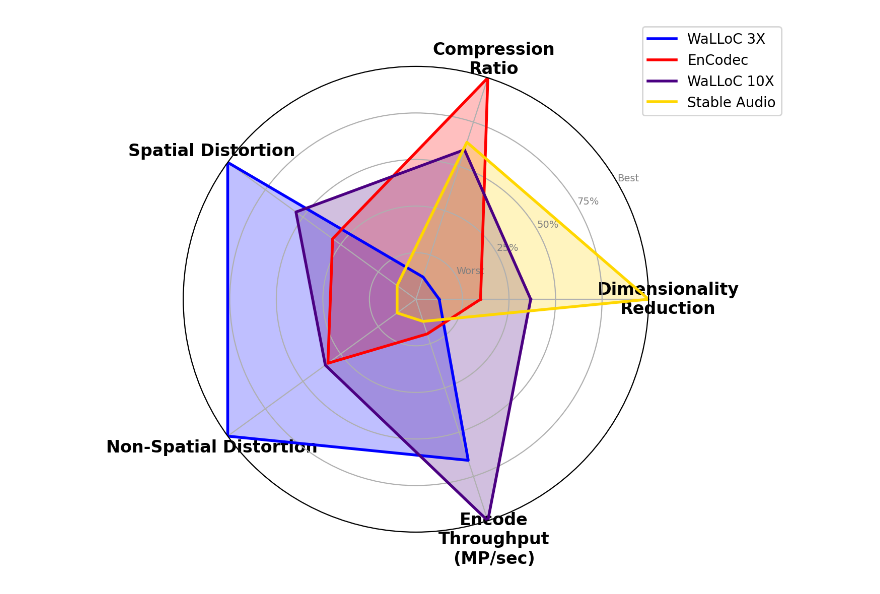
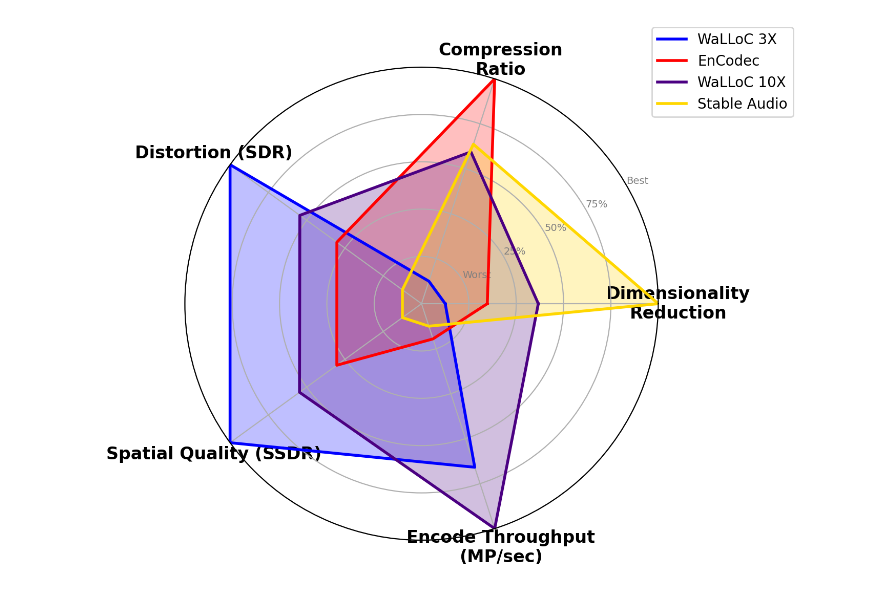
Before and after one commit to danjacobellis/LCCL, a Jupyter notebook: RD/radar_audio.ipynb, the cells around one changed output. Drawn from its saved outputs; the diff is of its cells as text; code cells hidden in the pictures.

```diff
--- a/RD/radar_audio.ipynb
+++ b/RD/radar_audio.ipynb
@@ -22,7 +22,7 @@ df = pd.DataFrame(data)
 df['Total_SDR'] = 10 * np.log10(10 ** (df['SSDR'] / 10) + 10 ** (df['SRDR'] / 10)) - 10 * np.log10(2)
 
 # Metrics to include
-metrics = ['DR', 'CR', 'SSDR', 'SRDR', 'Enc',]
+metrics = ['DR', 'CR', 'Total_SDR', 'SSDR', 'Enc',]
 
 # Normalize data
 normalized_data = {}
@@ -50,9 +50,9 @@ angles += angles[:1]
 metric_labels = [
     'Dimensionality\nReduction',
     'Compression\nRatio',
-    'Spatial Distortion',
-    'Non-Spatial Distortion',
-    'Encode\nThroughput\n(MP/sec)',
+    'Distortion (SDR)',
+    'Spatial Quality (SSDR)',
+    'Encode Throughput\n(MP/sec)',
 ]
 
 # Initialize the radar plot
@@ -78,31 +78,31 @@ colors = {
     'EnCodec': 'red',
     'Stable Audio': 'gold',
 }
 
 # Plot data
 for i, row in norm_df.iterrows():
     values = row[metrics].tolist()
     values += values[:1]  # Repeat first value to close the loop
     ax.plot(
         angles,
         values,
         color=colors[row['Name']],
         linewidth=2,
         linestyle='solid',
         label=row['Name']
     )
     ax.fill(
         angles,
         values,
         color=colors[row['Name']],
         alpha=0.25
     )
 
 # Add legend
 plt.legend(loc='upper right', bbox_to_anchor=(1.3, 1.1))
 
 # Show the plot
 plt.show()
 fig.savefig("radar_audio.svg")
 # %% [output]
-[figure, old version]
+[figure, new version]
```
